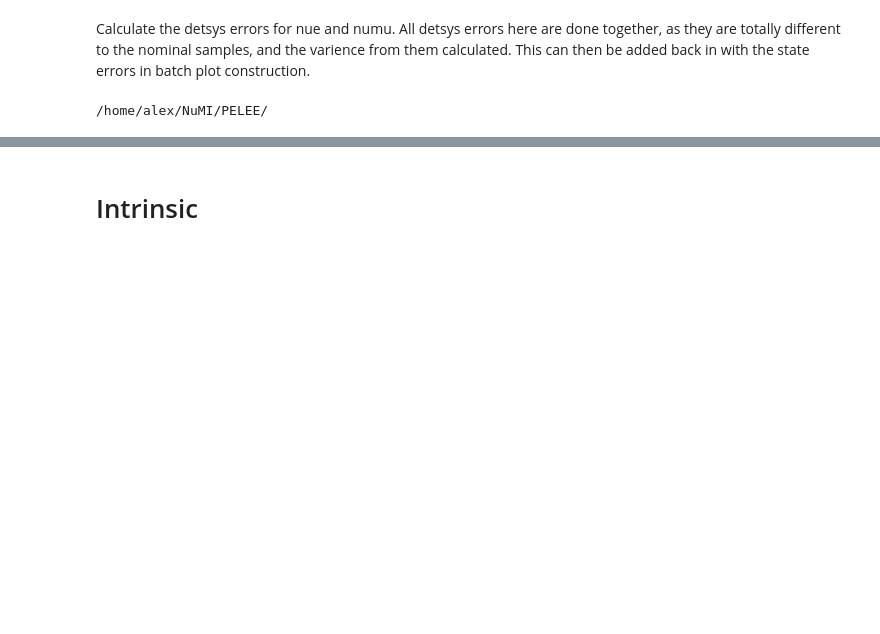
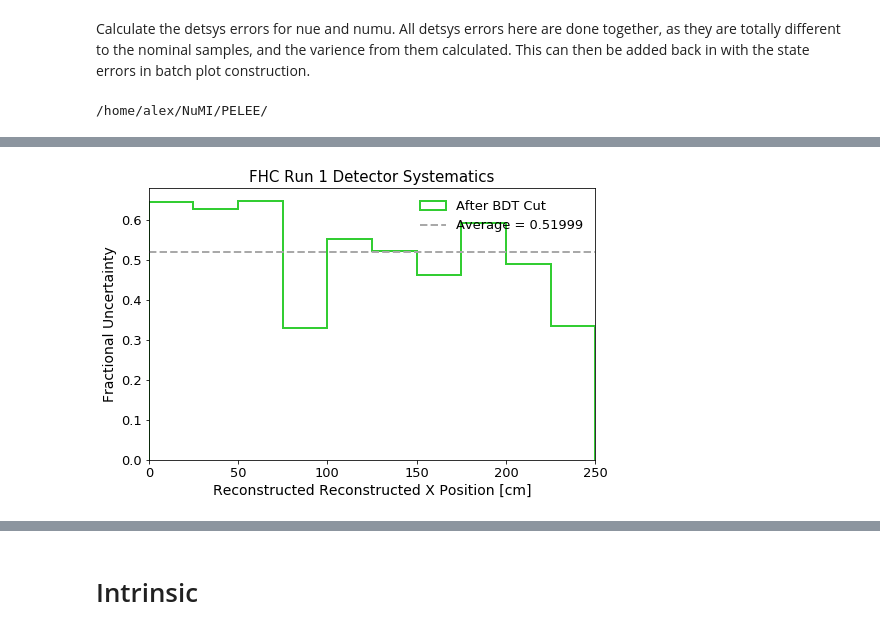
Before and after one commit to afm1g15/PELEE, a Jupyter notebook: DetSys_Calculator.ipynb, the cells around one changed output, grey strips where cells are left out. Cells and saved outputs as stored; diff of their text form; code cells hidden in the pictures; blank space fills up the shorter version.

```diff
--- a/DetSys_Calculator.ipynb
+++ b/DetSys_Calculator.ipynb
@@ -69,7 +129,7 @@ variables = [
     "trk_energy",
     "tksh_distance", "trk_energy_tot",
     "shr_energy_tot_cali", "shr_energy_cali",
-    "nslice",
+    "nslice", "elec_e", "proton_e",
     "contained_fraction",
     "shrmoliereavg", "category",
     "ppfx_cv", "weightSplineTimesTune", "NeutrinoEnergy2", "shr_energy_cali", "nu_e"
@@ -818,0 +1366,37 @@ plt.show()
+# %%
+######################
+######FHC - ENERGY############
+#####################
+
+x_err = [ round(abs(bins[x+1]-bins[x])/2, 3) for x in range(len(bins)-1) ]
+
+plt.figure(figsize=(8, 5))
+
+#cv_bdtcut = 8767.2+5945.0 # GENIE/PPFX weighted number of events for stat uncertainty
+#cv_bdtcut_err = [np.sqrt(x)/x for x in cv_bdtcut]
+
+plt.hist(bin_centers, bins, weights=detsys_dict_comb['fractional_uncertainty'], histtype='step',
+         label='After BDT Cut', color='limegreen', linewidth=2)
+
+plt.hlines(np.average(detsys_dict_comb['fractional_uncertainty']), 0, 250, linestyle='--', color='darkgray', linewidth=2,
+           label='Average = '+str(round(np.average(detsys_dict_comb['fractional_uncertainty']), 5)))
+
+plt.xlim(xlow, xhigh)
+#plt.ylim(0, 0.7)
+
+plt.legend(fontsize=13,  frameon=False)
+
+plt.xlabel("Reconstructed "+x_label, fontsize=14)
+plt.ylabel("Fractional Uncertainty", fontsize=14)
+
+plt.xticks(fontsize=13)
+plt.yticks(fontsize=13)
+
+plt.title("FHC Run 1 Detector Systematics", fontsize=15)
+
+#plt.savefig("/uboone/data/users/kmiller/uBNuMI_CCNp/plots/combined/detsys_shr_energy_cali_fhc_frac.pdf",
+#            transparent=True, bbox_inches='tight')
+
+plt.show()
+# %% [output]
+[figure, added]
```
Also changed, not shown: parts of 50 cells of this notebook, 13 other files.
